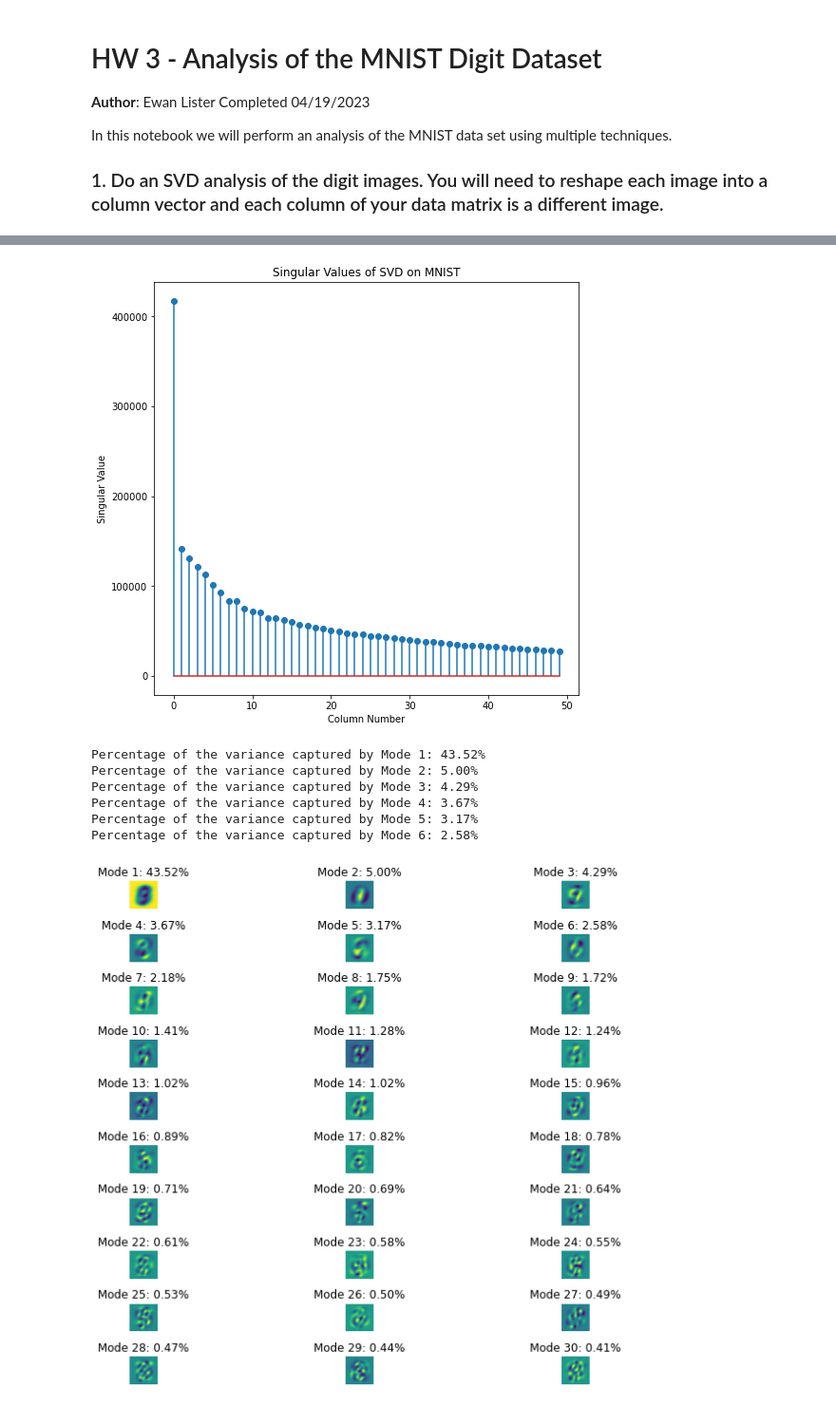
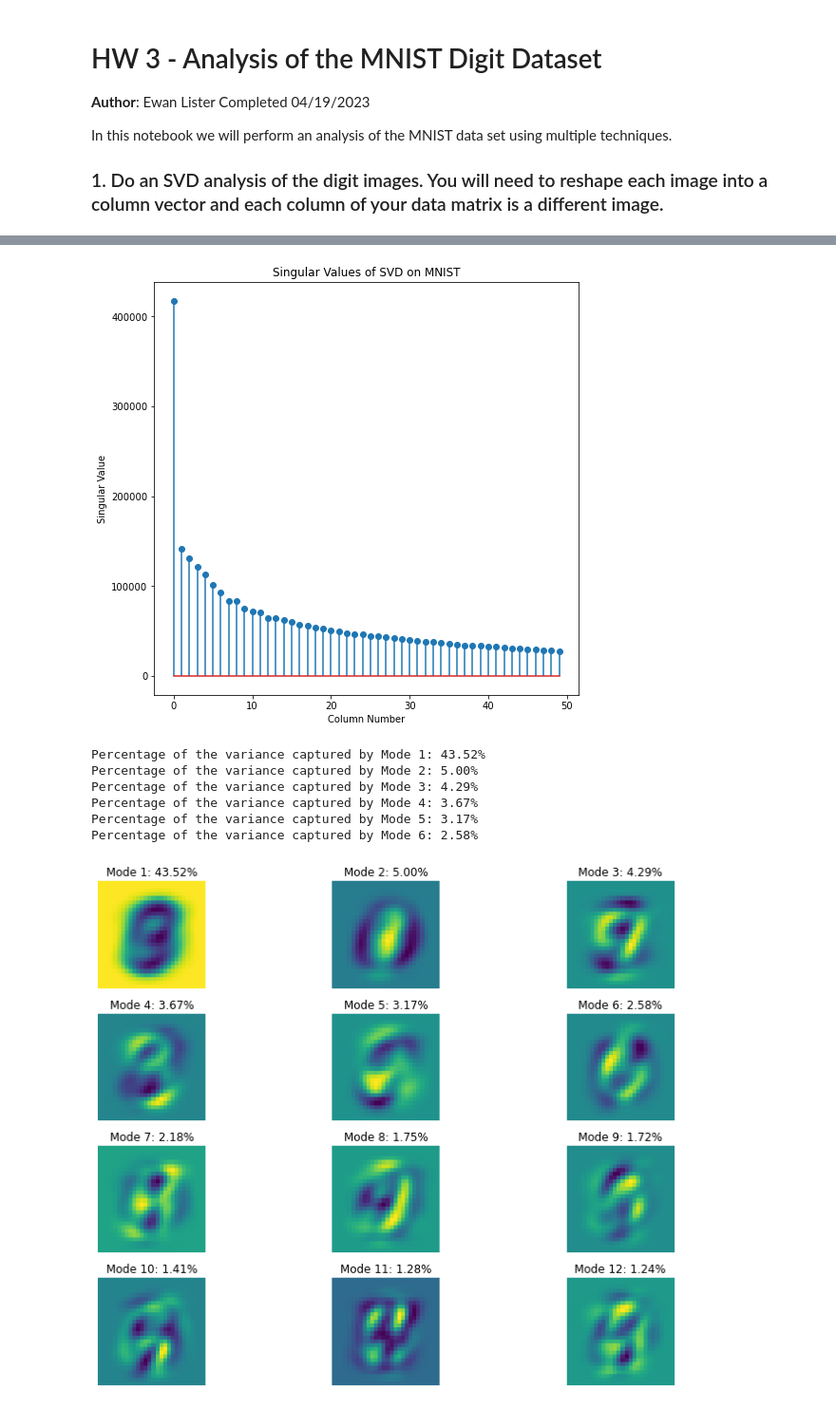
Before and after one commit to ewan-lister/EE-399, a Jupyter notebook: Homework/HW3/HW3_Code.ipynb, the cells around one changed output, grey strips where cells are left out. Shown at 95% size. Cells and saved outputs as stored; diff of their text form; code cells hidden in the pictures.

```diff
--- a/Homework/HW3/HW3_Code.ipynb
+++ b/Homework/HW3/HW3_Code.ipynb
@@ -70,37 +72,37 @@ for i in range(6):
     print("Percentage of the variance captured by Mode {}: {:.2f}%".format(i+1, percentage_variance_captured[i]))
 
 # Plot the first six modes as images
-fig, axs = plt.subplots(10, 3, figsize=(12, 8))
+fig, axs = plt.subplots(4, 3, figsize=(12, 8))
 
-for i in range(30):
+for i in range(12):
     row = i // 3
     col = i % 3
     axs[row, col].imshow(U[:, i].reshape(28, 28), cmap='viridis')
     axs[row, col].set_title('Mode {}: {:.2f}%'.format(i+1, percentage_variance_captured[i]))
     axs[row, col].axis('off')
 
 plt.tight_layout()
 plt.savefig('./Figures/first_6_modes.jpg', facecolor=w)
 plt.show()
 # %% [output]
 [417574.10465881 141551.44098178 131066.27886703 121191.35519597
  112716.37716223 101716.93721824  93479.10539002  83716.55641369
   83066.76677773  75104.5889824   71476.98779587  70398.75699318
   64033.74747897  63983.27031843  61950.0447972   59850.43256676
   57243.18656535  55743.22004816  53440.70716664  52615.31190406
   50592.89903421  49245.0997276   48008.36202834  46777.0308228
   46077.40981292  44899.62277581  44143.54363888  43434.54018563
   42160.13197923  40705.78858077  39704.84204344  39368.54981831
   37987.54923486  37634.67926777  36891.21204105  36147.17412681
   34811.8905712   34197.63585046  33911.45134778  33513.37509051
   33062.16722611  32687.6640113   31757.4569527   30842.73975593
   30375.39067004  30040.27574243  29459.00404931  28953.76131179
   28554.56686263  27749.4758663 ]
 [figure]
 Percentage of the variance captured by Mode 1: 43.52%
 Percentage of the variance captured by Mode 2: 5.00%
 Percentage of the variance captured by Mode 3: 4.29%
 Percentage of the variance captured by Mode 4: 3.67%
 Percentage of the variance captured by Mode 5: 3.17%
 Percentage of the variance captured by Mode 6: 2.58%
-[figure, old version]
+[figure, new version]
```
Also changed, not shown: parts of 6 cells of this notebook, 8 other files.
